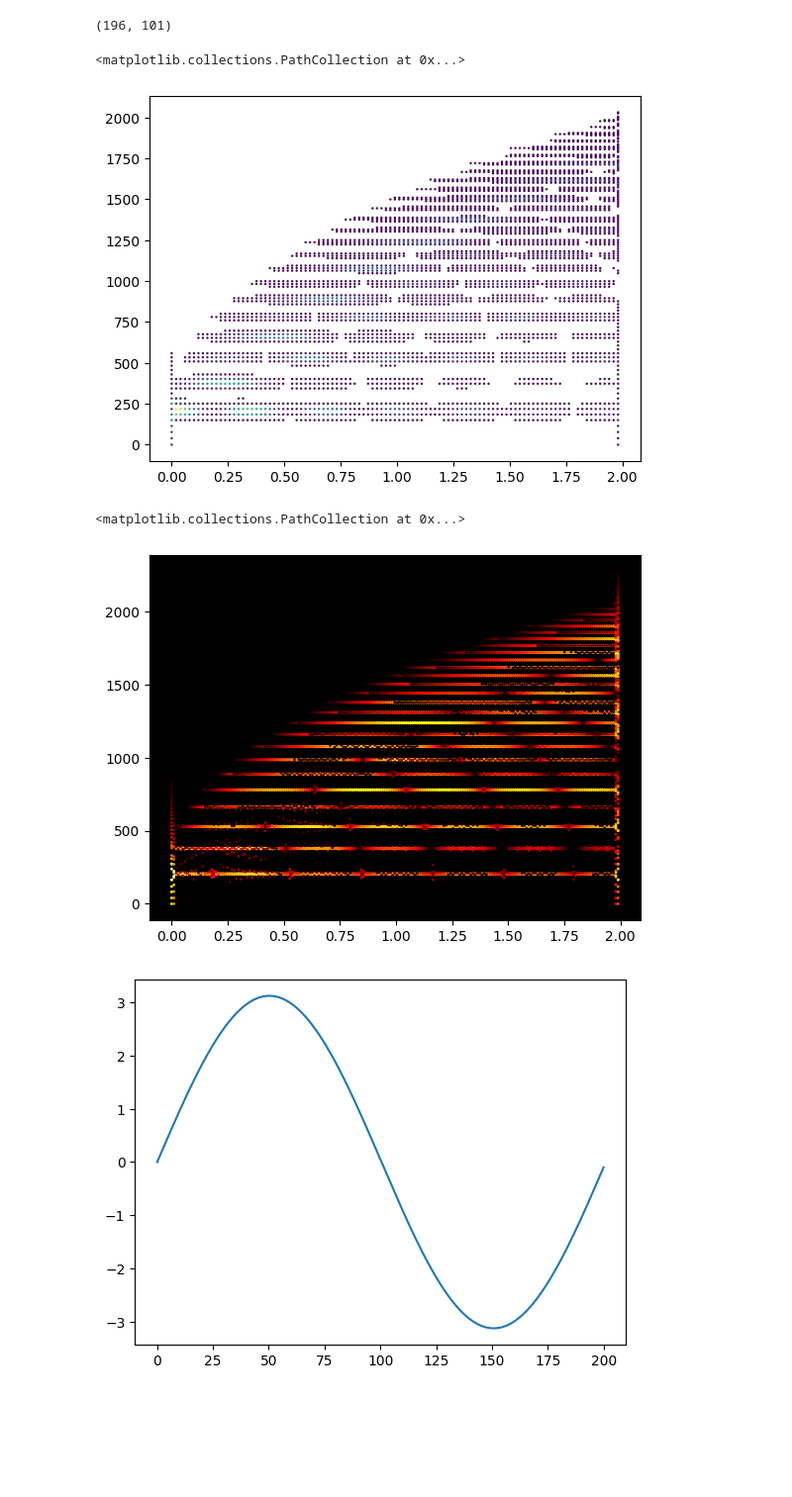
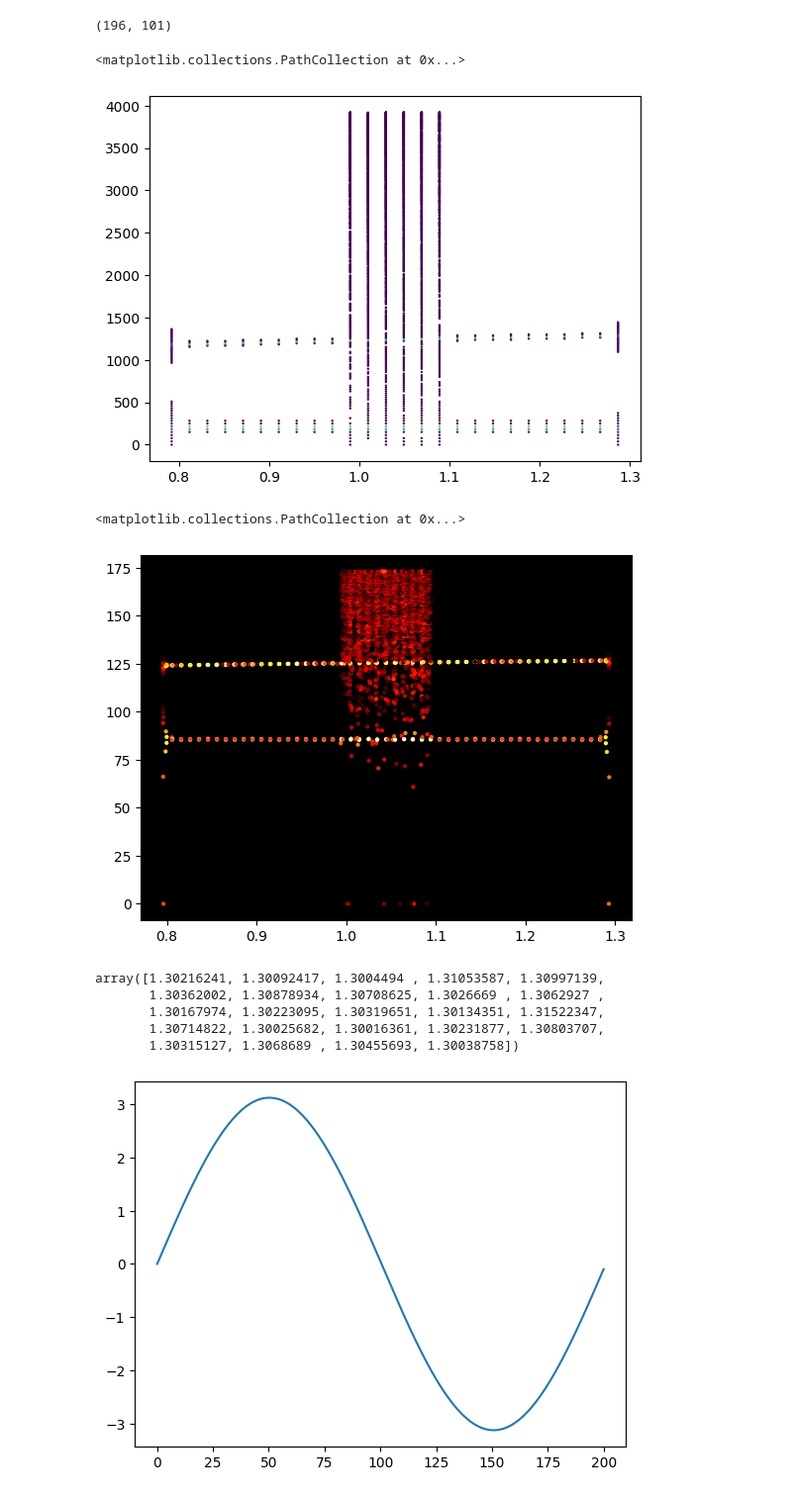
Before and after one commit to nwhitehead/cherry-lip-sync, a Jupyter notebook: src/Freq.ipynb, the cells around one changed output. Shown at 99% size. Cells and saved outputs as stored; diff of their text form; code cells hidden in the pictures; blank space fills up the shorter version.

```diff
--- a/src/Freq.ipynb
+++ b/src/Freq.ipynb
@@ -14,7 +14,8 @@ t = np.linspace(0, T, int(T * sr), endpoint=False)
 freq = 140.0
 # Tone
 phase = 2.0 * np.pi * freq * t
-x = 1.0 * np.sin(phase + (t * 10.0) * np.sin(phase)) + 0.0 * (2.0 - t) ** 4.0 * np.random.randn(t.shape[0])
+x = ((t > 0.8) & (t < 1.3)) * (np.sin(phase ** 1.3) + np.sin(1.0 * phase)) + ((t > 1.0) & (t < 1.1)) * np.random.randn(t.shape[0])
+#np.random.randn(t.shape[0])
 Audio(x, rate=sr, autoplay=False) # load a NumPy array
 # %% [output]
 [interactive output not drawn]
@@ -73,13 +74,13 @@ tpos, wpos, lvls = classic_spec_pts(x)
 plt.scatter(tpos, wpos, c=lvls, s=0.5)
 # %% [output]
 <matplotlib.collections.PathCollection at 0x...>
-[figure, old version]
+[figure, new version]
 # %%
 def window(n):
     #return torch.linspace(-1, 1, n) * torch.hann_window(n)
     return torch.hann_window(n)
 
-def classic_spec_pts(x, sample_rate=44100, window_time=40e-3, hop_time=10e-3):
+def classic_spec_pts(x, sample_rate=44100, window_time=25e-3, hop_time=10e-3):
     window_length = round(sample_rate * window_time)
     hop_length = round(sample_rate * hop_time)
     # Normal window for normal FFT
@@ -88,38 +89,58 @@ def classic_spec_pts(x, sample_rate=44100, window_time=40e-3, hop_time=10e-3):
     window_tw = torch.linspace(-1, 1, window_length) * window
     # Frequency-weighted window for frequency adjustments
     window_fw = -torch.real(torch.fft.ifft(1j * torch.linspace(0, 2.0 * 2.0 * 3.14159, window_length) * torch.fft.fft(window)))
     # Normal FFT
     y = torch.stft(torch.tensor(x), n_fft=window_length, hop_length=hop_length,
                    win_length=window_length, window=window, return_complex=True).numpy()
+    # Time-weighted FFT
+    ytw = torch.stft(torch.tensor(x), n_fft=window_length, hop_length=hop_length,
+                   win_length=window_length, window=window_tw, return_complex=True).numpy()
     # Frequency-weighted FFT
     yfw = torch.stft(torch.tensor(x), n_fft=window_length, hop_length=hop_length,
                    win_length=window_length, window=window_fw, return_complex=True).numpy()
     # Compute power levels
     ylvl = np.abs(y) ** 2.0
     tmax = y.shape[1]
     wmax = y.shape[0]
     # Reshape tensors to 1D for data shuffling
     y = y.reshape(-1)
+    ytw = ytw.reshape(-1)
     yfw = yfw.reshape(-1)
     tpos = np.broadcast_to(np.linspace(0, x.shape[0] / sample_rate, tmax, endpoint=False), (wmax, tmax)).reshape(-1)
     wpos = np.broadcast_to(np.linspace(0, sample_rate / 2, wmax, endpoint=False), (tmax, wmax)).transpose().reshape(-1)
-    threshold = 1e1
+    threshold = 1e2
     lvls = ylvl.reshape(-1)
     # Find where power exceeds threshold
     w = lvls > threshold
+    # Adjust times
+    tdelta = np.real(y[w] * ytw[w].conj() / lvls[w])
+    # Should be + 0.5 * tdelta * window_time
+    tadj = tpos[w] + 0.5 * tdelta * window_time
     # Adjust frequencies
     wadj = wpos[w] + np.imag(y[w] * yfw[w].conj() / lvls[w]) / (2.0 * np.pi) * (1 / window_length * sample_rate)
     # Extract data from those positions
-    return (tpos[w], wadj, np.log(np.maximum(lvls[w], 1e-8)), y[w], yfw[w])
+    return (tadj, wadj, np.log(np.maximum(lvls[w], 1e-8)), y[w], yfw[w], tdelta)
 
-tpos, wpos, lvls, y, yfw = classic_spec_pts(x)
+tpos, wpos, lvls, y, yfw, tdelta = classic_spec_pts(x)
+
+def qv(f):
+    return np.log2(f + 1.0) * 12.0
 
 fig = plt.figure(1)
 fig.add_subplot(111, facecolor='black')
-plt.scatter(tpos, hz_to_mel(wpos), c=lvls, s=1.0, cmap='hot')
+plt.scatter(tpos, qv(wpos), c=lvls, s=4.0, cmap='hot')
 # %% [output]
 <matplotlib.collections.PathCollection at 0x...>
-[figure, old version]
+[figure, new version]
+# %%
+w = tpos > 1.3
+tpos[w] + 0.0 * tdelta[w] * 40e-3
+# %% [output]
+array([1.30216241, 1.30092417, 1.3004494 , 1.31053587, 1.30997139,
+       1.30362002, 1.30878934, 1.30708625, 1.3026669 , 1.3062927 ,
+       1.30167974, 1.30223095, 1.30319651, 1.30134351, 1.31522347,
+       1.30714822, 1.30025682, 1.30016361, 1.30231877, 1.30803707,
+       1.30315127, 1.3068689 , 1.30455693, 1.30038758])
 # %%
 n = 201
 # plt.plot(torch.linspace(-1, 1, n) * torch.hann_window(n));
```
Also changed, not shown: parts of 3 cells of this notebook.
